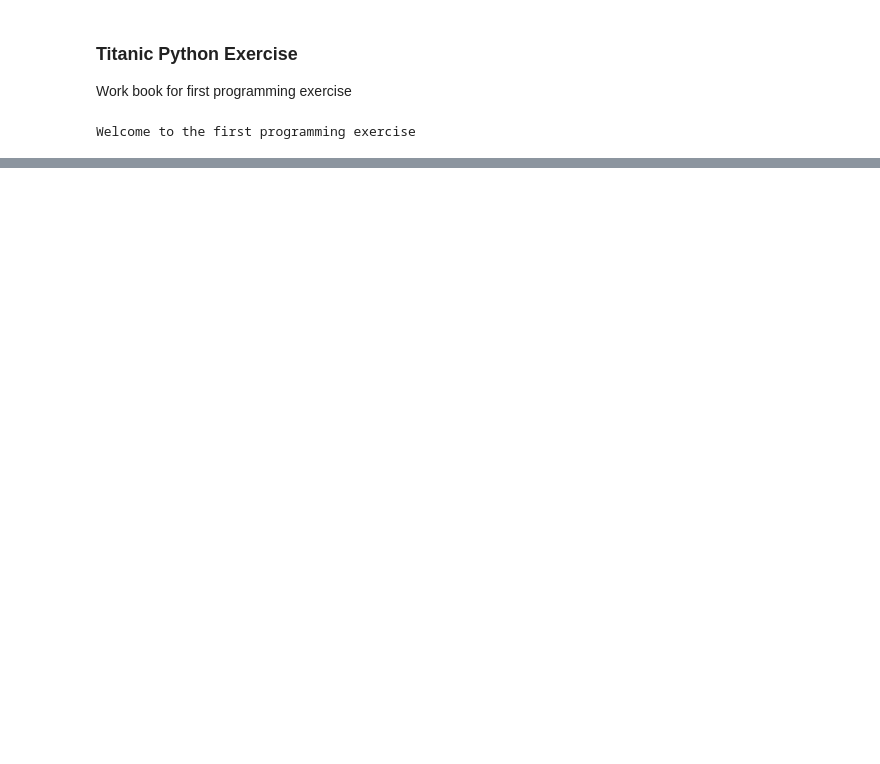
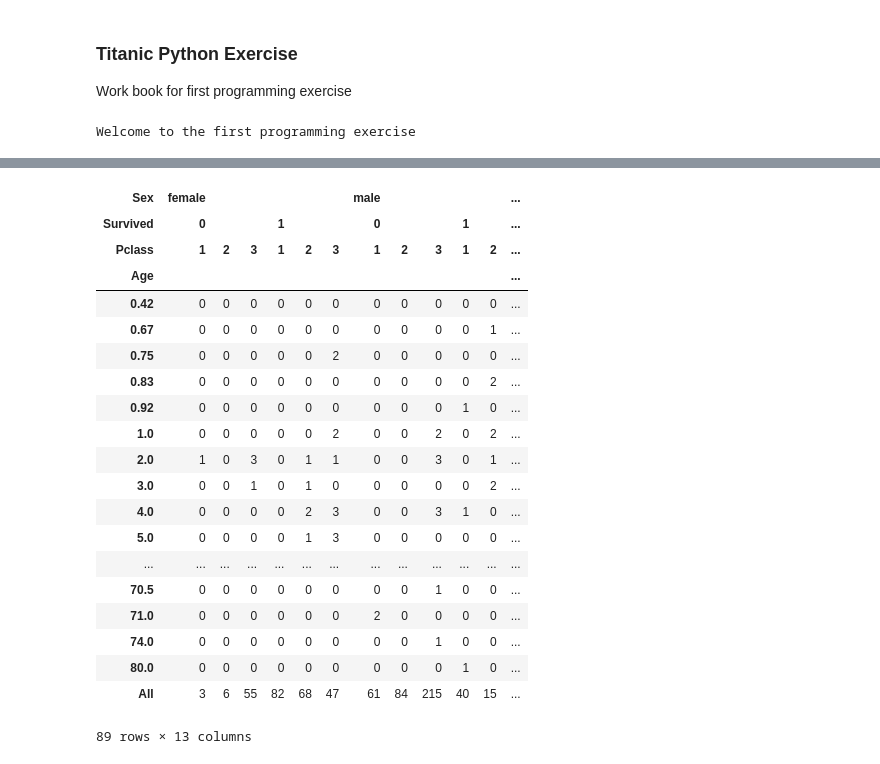
Before and after one commit to james-df/titanic_py, a Jupyter notebook: titanic_py.ipynb, the cells around one changed output, grey strips where cells are left out. Saved outputs shown, nothing was run; the diff lists cells and outputs as text; code cells hidden in the pictures; blank space fills up the shorter version.

```diff
--- a/titanic_py.ipynb
+++ b/titanic_py.ipynb
@@ -55,0 +234,72 @@ Name: Survived, dtype: float64
+# %%
+# EDA of survival outcome based on gender
+#Import libraries
+import pandas as pd
+import numpy as np
+import matplotlib.pyplot as plt
+
+#Read data
+train = pd.read_csv("train.csv")
+test = pd.read_csv("test.csv")
+
+# Convert Pclass and Survived to objects in the training data
+train['Pclass'] = train['Pclass'].astype(object)
+train['Survived'] = train['Survived'].astype(object)
+
+# EDA of survival outcome based on gender
+#Import libraries
+import pandas as pd
+import numpy as np
+import matplotlib.pyplot as plt
+
+#Read data
+train = pd.read_csv("train.csv")
+test = pd.read_csv("test.csv")
+
+# Convert Pclass and Survived to objects in the training data
+train['Pclass'] = train['Pclass'].astype(object)
+train['Survived'] = train['Survived'].astype(object)
+
+# EDA of survival outcome based on gender
+#Import libraries
+import pandas as pd
+import numpy as np
+import matplotlib.pyplot as plt
+
+#Read data
+train = pd.read_csv("train.csv")
+test = pd.read_csv("test.csv")
+
+# Convert Pclass and Survived to objects in the training data
+train['Pclass'] = train['Pclass'].astype(object)
+train['Survived'] = train['Survived'].astype(object)
+
+# Generate crosstab
+pd.crosstab(train.Age, [train.Sex, train.Survived, train.Pclass], margins=True)
+
+# Generate stacked bar chart showing survival outcome and gender
+#train.groupby(['Sex', 'Survived']).size().unstack().plot(kind='bar', stacked=True)
+#plt.title('Survival outcome by gender')
+#plt.show()
+# %% [output]
+| Sex | female |  |  |  |  |  | male |  |  |  |  | ... |
+| Survived | 0 |  |  | 1 |  |  | 0 |  |  | 1 |  | ... |
+| Pclass | 1 | 2 | 3 | 1 | 2 | 3 | 1 | 2 | 3 | 1 | 2 | ... |
+| Age |  |  |  |  |  |  |  |  |  |  |  | ... |
+| 0.42 | 0 | 0 | 0 | 0 | 0 | 0 | 0 | 0 | 0 | 0 | 0 | ... |
+| 0.67 | 0 | 0 | 0 | 0 | 0 | 0 | 0 | 0 | 0 | 0 | 1 | ... |
+| 0.75 | 0 | 0 | 0 | 0 | 0 | 2 | 0 | 0 | 0 | 0 | 0 | ... |
+| 0.83 | 0 | 0 | 0 | 0 | 0 | 0 | 0 | 0 | 0 | 0 | 2 | ... |
+| 0.92 | 0 | 0 | 0 | 0 | 0 | 0 | 0 | 0 | 0 | 1 | 0 | ... |
+| 1.0 | 0 | 0 | 0 | 0 | 0 | 2 | 0 | 0 | 2 | 0 | 2 | ... |
+| 2.0 | 1 | 0 | 3 | 0 | 1 | 1 | 0 | 0 | 3 | 0 | 1 | ... |
+| 3.0 | 0 | 0 | 1 | 0 | 1 | 0 | 0 | 0 | 0 | 0 | 2 | ... |
+| 4.0 | 0 | 0 | 0 | 0 | 2 | 3 | 0 | 0 | 3 | 1 | 0 | ... |
+| 5.0 | 0 | 0 | 0 | 0 | 1 | 3 | 0 | 0 | 0 | 0 | 0 | ... |
+| ... | ... | ... | ... | ... | ... | ... | ... | ... | ... | ... | ... | ... |
+| 70.5 | 0 | 0 | 0 | 0 | 0 | 0 | 0 | 0 | 1 | 0 | 0 | ... |
+| 71.0 | 0 | 0 | 0 | 0 | 0 | 0 | 2 | 0 | 0 | 0 | 0 | ... |
+| 74.0 | 0 | 0 | 0 | 0 | 0 | 0 | 0 | 0 | 1 | 0 | 0 | ... |
+| 80.0 | 0 | 0 | 0 | 0 | 0 | 0 | 0 | 0 | 0 | 1 | 0 | ... |
+| All | 3 | 6 | 55 | 82 | 68 | 47 | 61 | 84 | 215 | 40 | 15 | ... |
+89 rows × 13 columns
```
Also changed, not shown: parts of 5 cells of this notebook, 2 other files.
